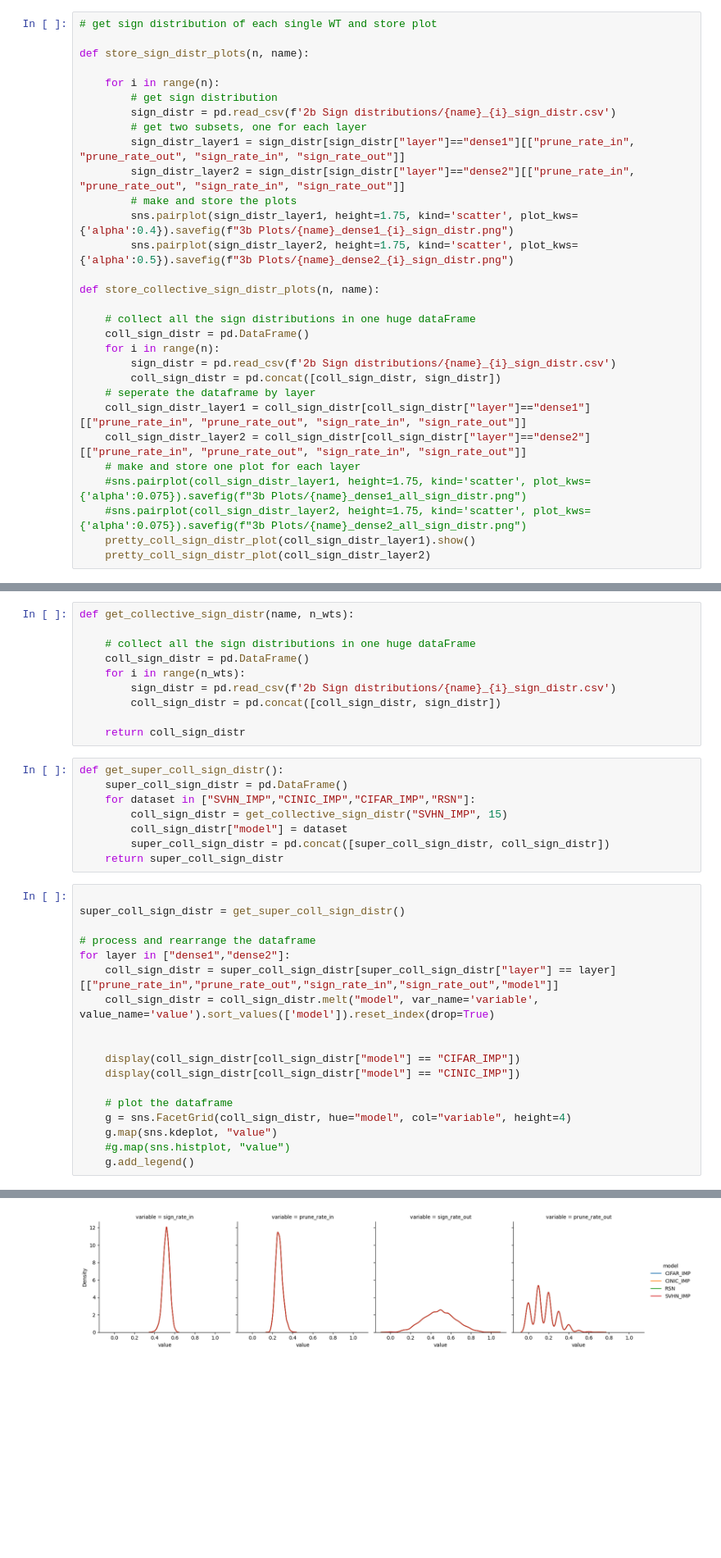
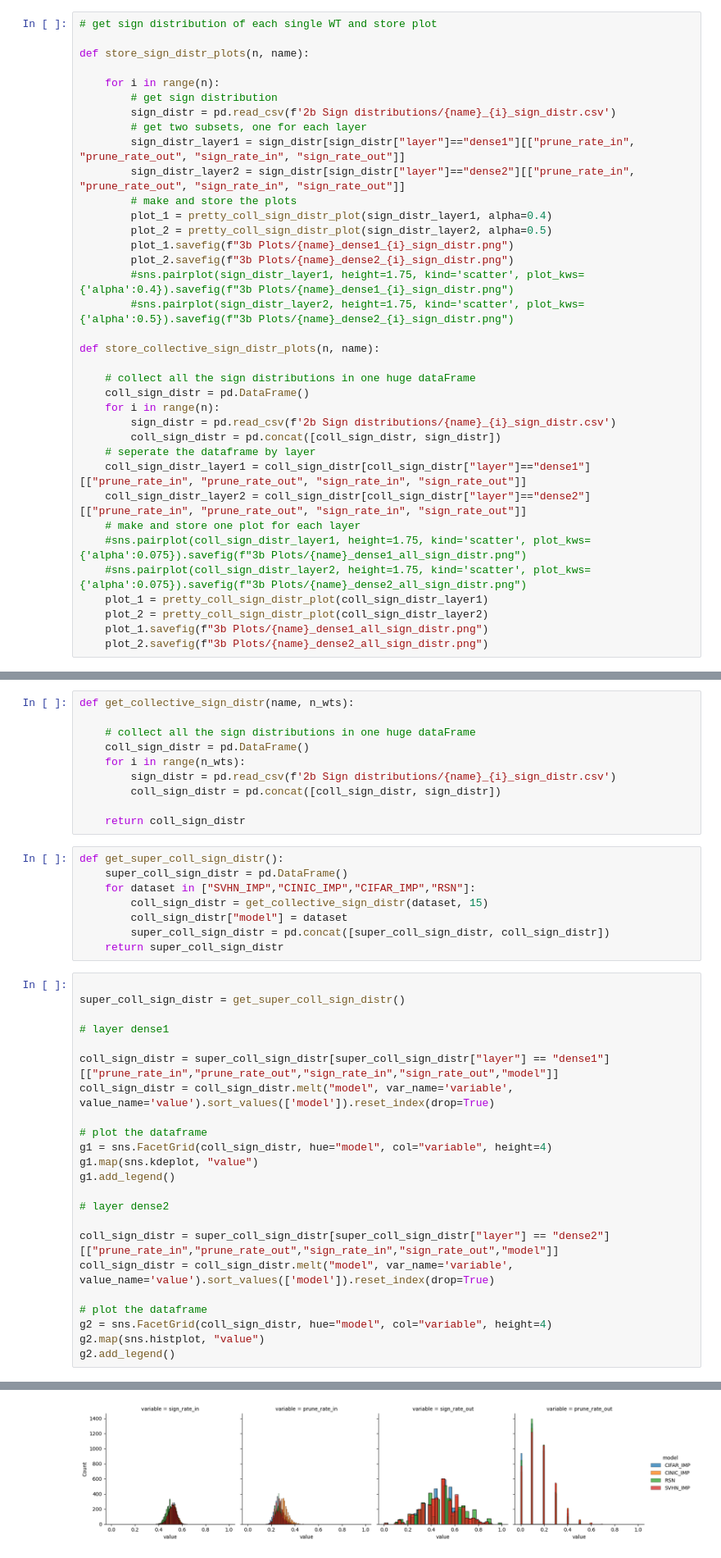
Before and after one commit to Ernalein/ThesisLTH, a Jupyter notebook: 3a Plotting sign distributions.ipynb, the cells around one changed output, grey strips where cells are left out. Shown: that part at 82% size. Saved outputs shown, nothing was run; the diff lists cells and outputs as text; blank space fills up the shorter version.

Commit message:
plotting 1dimesnional sds

```diff
--- a/3a Plotting sign distributions.ipynb
+++ b/3a Plotting sign distributions.ipynb
@@ -34,8 +27,12 @@ def store_sign_distr_plots(n, name):
         sign_distr_layer1 = sign_distr[sign_distr["layer"]=="dense1"][["prune_rate_in", "prune_rate_out", "sign_rate_in", "sign_rate_out"]]
         sign_distr_layer2 = sign_distr[sign_distr["layer"]=="dense2"][["prune_rate_in", "prune_rate_out", "sign_rate_in", "sign_rate_out"]]
         # make and store the plots
-        sns.pairplot(sign_distr_layer1, height=1.75, kind='scatter', plot_kws={'alpha':0.4}).savefig(f"3b Plots/{name}_dense1_{i}_sign_distr.png")
-        sns.pairplot(sign_distr_layer2, height=1.75, kind='scatter', plot_kws={'alpha':0.5}).savefig(f"3b Plots/{name}_dense2_{i}_sign_distr.png")
+        plot_1 = pretty_coll_sign_distr_plot(sign_distr_layer1, alpha=0.4)
+        plot_2 = pretty_coll_sign_distr_plot(sign_distr_layer2, alpha=0.5)
+        plot_1.savefig(f"3b Plots/{name}_dense1_{i}_sign_distr.png")
+        plot_2.savefig(f"3b Plots/{name}_dense2_{i}_sign_distr.png")
+        #sns.pairplot(sign_distr_layer1, height=1.75, kind='scatter', plot_kws={'alpha':0.4}).savefig(f"3b Plots/{name}_dense1_{i}_sign_distr.png")
+        #sns.pairplot(sign_distr_layer2, height=1.75, kind='scatter', plot_kws={'alpha':0.5}).savefig(f"3b Plots/{name}_dense2_{i}_sign_distr.png")
 
 def store_collective_sign_distr_plots(n, name):
 
@@ -50,8 +47,10 @@ def store_collective_sign_distr_plots(n, name):
     # make and store one plot for each layer
     #sns.pairplot(coll_sign_distr_layer1, height=1.75, kind='scatter', plot_kws={'alpha':0.075}).savefig(f"3b Plots/{name}_dense1_all_sign_distr.png")
     #sns.pairplot(coll_sign_distr_layer2, height=1.75, kind='scatter', plot_kws={'alpha':0.075}).savefig(f"3b Plots/{name}_dense2_all_sign_distr.png")
-    pretty_coll_sign_distr_plot(coll_sign_distr_layer1).show()
-    pretty_coll_sign_distr_plot(coll_sign_distr_layer2)
+    plot_1 = pretty_coll_sign_distr_plot(coll_sign_distr_layer1)
+    plot_2 = pretty_coll_sign_distr_plot(coll_sign_distr_layer2)
+    plot_1.savefig(f"3b Plots/{name}_dense1_all_sign_distr.png")
+    plot_2.savefig(f"3b Plots/{name}_dense2_all_sign_distr.png")
 # %%
 wts_per_dataset = 15
 # %%
@@ -89,7 +88,7 @@ def get_collective_sign_distr(name, n_wts):
 def get_super_coll_sign_distr():
     super_coll_sign_distr = pd.DataFrame()
     for dataset in ["SVHN_IMP","CINIC_IMP","CIFAR_IMP","RSN"]:
-        coll_sign_distr = get_collective_sign_distr("SVHN_IMP", 15)
+        coll_sign_distr = get_collective_sign_distr(dataset, 15)
         coll_sign_distr["model"] = dataset
         super_coll_sign_distr = pd.concat([super_coll_sign_distr, coll_sign_distr])
     return super_coll_sign_distr
@@ -97,18 +96,23 @@ def get_super_coll_sign_distr():
 
 super_coll_sign_distr = get_super_coll_sign_distr()
 
-# process and rearrange the dataframe
-for layer in ["dense1","dense2"]:
-    coll_sign_distr = super_coll_sign_distr[super_coll_sign_distr["layer"] == layer][["prune_rate_in","prune_rate_out","sign_rate_in","sign_rate_out","model"]]
-    coll_sign_distr = coll_sign_distr.melt("model", var_name='variable', value_name='value').sort_values(['model']).reset_index(drop=True)
+# layer dense1
 
+coll_sign_distr = super_coll_sign_distr[super_coll_sign_distr["layer"] == "dense1"][["prune_rate_in","prune_rate_out","sign_rate_in","sign_rate_out","model"]]
+coll_sign_distr = coll_sign_distr.melt("model", var_name='variable', value_name='value').sort_values(['model']).reset_index(drop=True)
 
-    display(coll_sign_distr[coll_sign_distr["model"] == "CIFAR_IMP"])
-    display(coll_sign_distr[coll_sign_distr["model"] == "CINIC_IMP"])
+# plot the dataframe
+g1 = sns.FacetGrid(coll_sign_distr, hue="model", col="variable", height=4)
+g1.map(sns.kdeplot, "value")
+g1.add_legend()
 
-    # plot the dataframe
-    g = sns.FacetGrid(coll_sign_distr, hue="model", col="variable", height=4)
-    g.map(sns.kdeplot, "value")
-    #g.map(sns.histplot, "value")
-    g.add_legend()
+# layer dense2
+
+coll_sign_distr = super_coll_sign_distr[super_coll_sign_distr["layer"] == "dense2"][["prune_rate_in","prune_rate_out","sign_rate_in","sign_rate_out","model"]]
+coll_sign_distr = coll_sign_distr.melt("model", var_name='variable', value_name='value').sort_values(['model']).reset_index(drop=True)
+
+# plot the dataframe
+g2 = sns.FacetGrid(coll_sign_distr, hue="model", col="variable", height=4)
+g2.map(sns.histplot, "value")
+g2.add_legend()
 # %% [output]
@@ -168,4 +121,4 @@ for layer in ["dense1","dense2"]:
-[figure, old version]
+[figure, new version]
 # %% [markdown]
 ## Unconnected Statistics
 # %%
```
Also changed, not shown: parts of 3 cells of this notebook, 3 other files.
